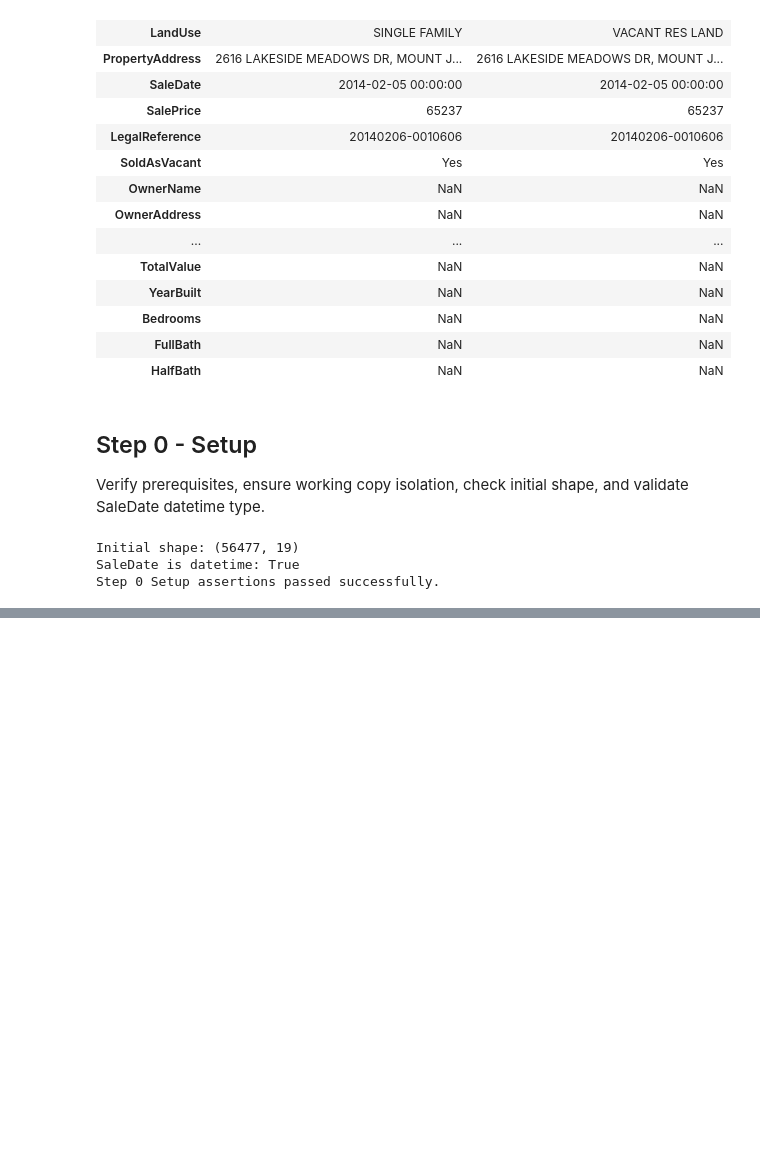
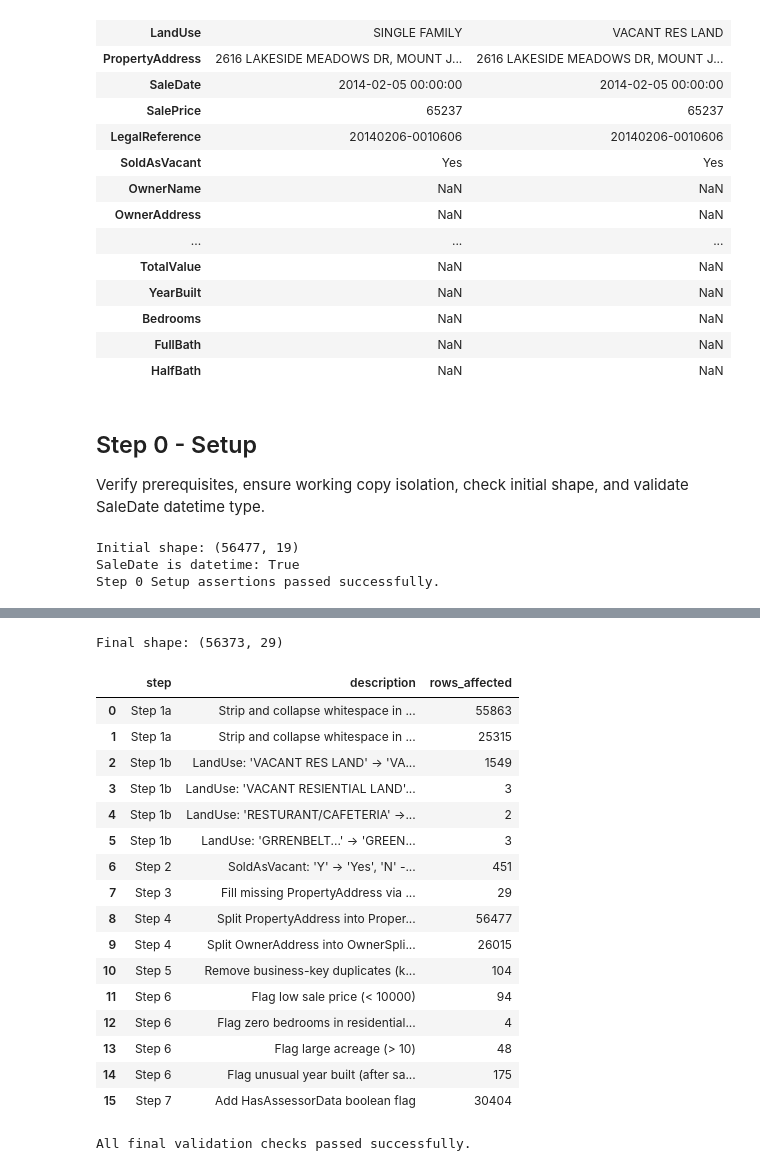
Before and after one commit to MahdiYaqobi/nashville-housing-cleaning, a Jupyter notebook: notebooks/01_cleaning.ipynb, the cells around one changed output, grey strips where cells are left out. Cells and saved outputs as stored; diff of their text form; code cells hidden in the pictures; blank space fills up the shorter version.

```diff
--- a/notebooks/01_cleaning.ipynb
+++ b/notebooks/01_cleaning.ipynb
@@ -225,0 +744,54 @@ Step 0 Setup assertions passed successfully.
+# %%
+# Step 8: Comprehensive Final Validation
+print(f"Final shape: {df_clean.shape}")
+assert df_clean.shape[0] == 56373, f"Unexpected final row count: {df_clean.shape[0]}"
+
+# 1. Ensure primary key / UniqueID uniqueness
+assert df_clean['UniqueID'].is_unique, "UniqueID is not unique"
+
+# 2. Ensure no business-key duplicates remain
+key_cols = ["ParcelID", "PropertyAddress", "SaleDate", "SalePrice", "LegalReference"]
+assert df_clean.duplicated(subset=key_cols).sum() == 0, "Business-key duplicates still exist"
+
+# 3. Ensure PropertyAddress has zero nulls
+assert df_clean['PropertyAddress'].isna().sum() == 0, "PropertyAddress contains nulls"
+
+# 4. Ensure SoldAsVacant only has Yes/No
+assert set(df_clean['SoldAsVacant'].unique()) == {'Yes', 'No'}, "Invalid values in SoldAsVacant"
+assert df_clean['SoldAsVacant'].isna().sum() == 0, "SoldAsVacant contains nulls"
+
+# 5. Ensure flag columns are boolean and non-null
+flag_cols = [
+    'Flag_LowSalePrice', 'Flag_ZeroBedrooms',
+    'Flag_LargeAcreage', 'Flag_UnusualYearBuilt', 'HasAssessorData'
+]
+for col in flag_cols:
+    assert col in df_clean.columns, f"Missing flag column {col}"
+    assert df_clean[col].dtype == bool, f"{col} is not boolean"
+    assert df_clean[col].isna().sum() == 0, f"{col} contains nulls"
+
+# 6. Ensure change_log is populated correctly
+assert len(change_log) > 0, "change_log is empty"
+display(change_log)
+
+print("All final validation checks passed successfully.")
+# %% [output]
+Final shape: (56373, 29)
+|  | step | description | rows_affected |
+| 0 | Step 1a | Strip and collapse whitespace in ... | 55863 |
+| 1 | Step 1a | Strip and collapse whitespace in ... | 25315 |
+| 2 | Step 1b | LandUse: 'VACANT RES LAND' -> 'VA... | 1549 |
+| 3 | Step 1b | LandUse: 'VACANT RESIENTIAL LAND'... | 3 |
+| 4 | Step 1b | LandUse: 'RESTURANT/CAFETERIA' ->... | 2 |
+| 5 | Step 1b | LandUse: 'GRRENBELT...' -> 'GREEN... | 3 |
+| 6 | Step 2 | SoldAsVacant: 'Y' -> 'Yes', 'N' -... | 451 |
+| 7 | Step 3 | Fill missing PropertyAddress via ... | 29 |
+| 8 | Step 4 | Split PropertyAddress into Proper... | 56477 |
+| 9 | Step 4 | Split OwnerAddress into OwnerSpli... | 26015 |
+| 10 | Step 5 | Remove business-key duplicates (k... | 104 |
+| 11 | Step 6 | Flag low sale price (< 10000) | 94 |
+| 12 | Step 6 | Flag zero bedrooms in residential... | 4 |
+| 13 | Step 6 | Flag large acreage (> 10) | 48 |
+| 14 | Step 6 | Flag unusual year built (after sa... | 175 |
+| 15 | Step 7 | Add HasAssessorData boolean flag | 30404 |
+All final validation checks passed successfully.
```
Also changed, not shown: parts of 33 cells of this notebook.
